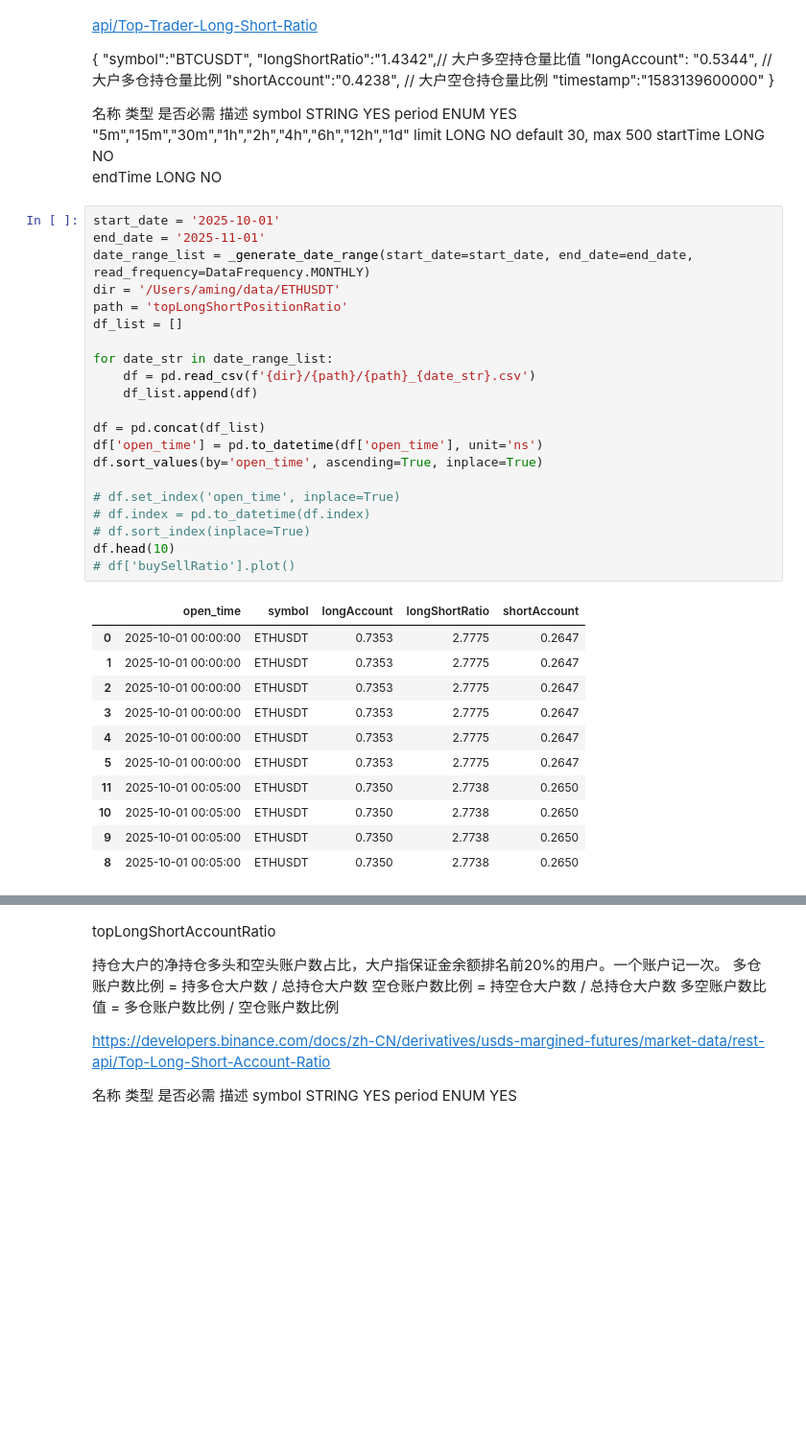
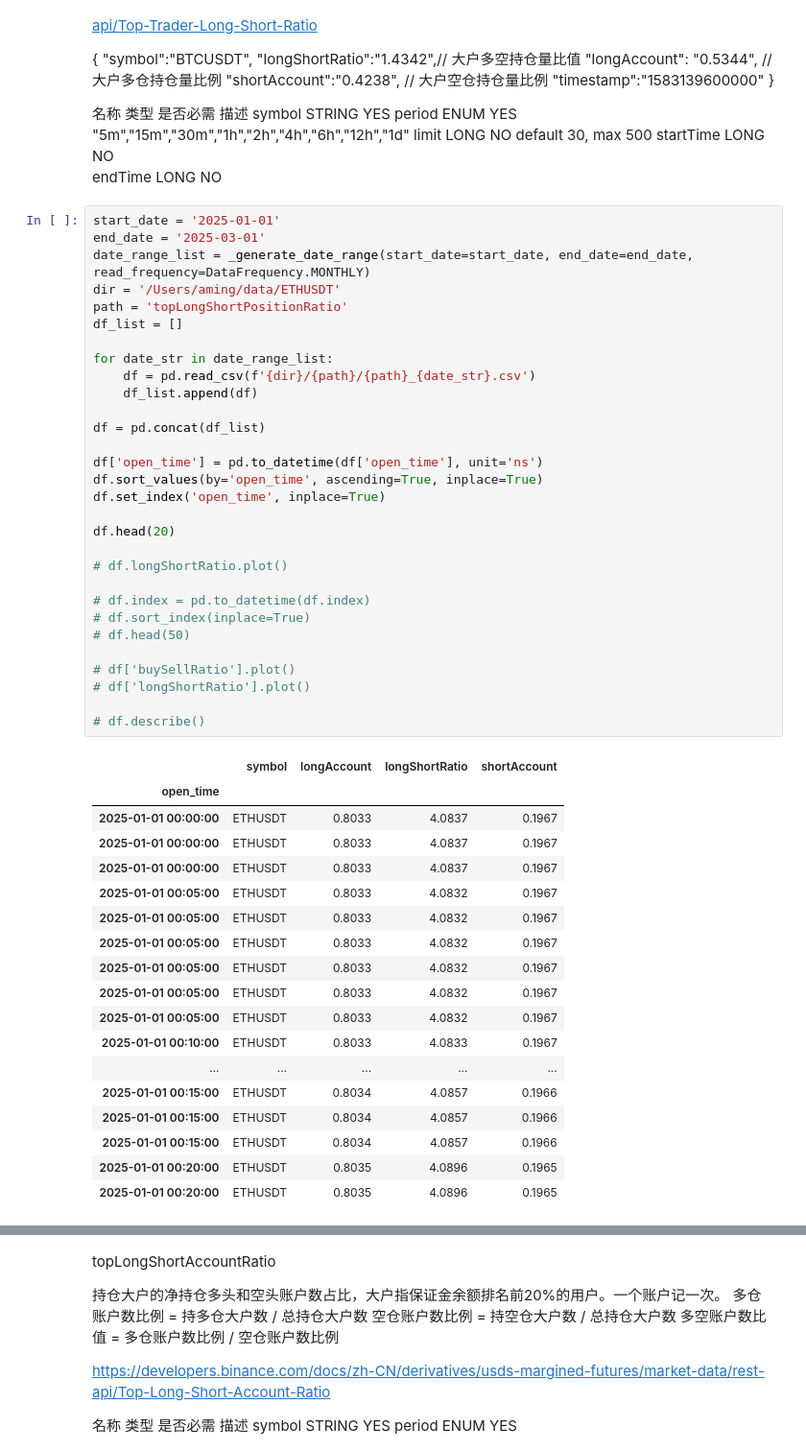
Before and after one commit to aamingaa/crypto-workstation-v2, a Jupyter notebook: deal_data.ipynb, the cells around one changed output, grey strips where cells are left out. Shown at 96% size. Drawn from its saved outputs; the diff is of its cells as text; blank space fills up the shorter version.

```diff
--- a/deal_data.ipynb
+++ b/deal_data.ipynb
@@ -130,36 +130,52 @@ limit	LONG	NO	default 30, max 500
 startTime	LONG	NO
 endTime	LONG	NO
 # %%
-start_date = '2025-10-01'
-end_date = '2025-11-01'
+start_date = '2025-01-01'
+end_date = '2025-03-01'
 date_range_list = _generate_date_range(start_date=start_date, end_date=end_date, read_frequency=DataFrequency.MONTHLY)
 dir = '/Users/aming/data/ETHUSDT'
 path = 'topLongShortPositionRatio'
 df_list = []
 
 for date_str in date_range_list:
     df = pd.read_csv(f'{dir}/{path}/{path}_{date_str}.csv')
     df_list.append(df)
 
 df = pd.concat(df_list)
+
 df['open_time'] = pd.to_datetime(df['open_time'], unit='ns')
 df.sort_values(by='open_time', ascending=True, inplace=True)
+df.set_index('open_time', inplace=True)
 
-# df.set_index('open_time', inplace=True)
+df.head(20)
+
+# df.longShortRatio.plot()
+
 # df.index = pd.to_datetime(df.index)
 # df.sort_index(inplace=True)
-df.head(10)
+# df.head(50)
+
 # df['buySellRatio'].plot()
+# df['longShortRatio'].plot()
+
+# df.describe()
 # %% [output]
-|  | open_time | symbol | longAccount | longShortRatio | shortAccount |
-| 0 | 2025-10-01 00:00:00 | ETHUSDT | 0.7353 | 2.7775 | 0.2647 |
-| 1 | 2025-10-01 00:00:00 | ETHUSDT | 0.7353 | 2.7775 | 0.2647 |
-| 2 | 2025-10-01 00:00:00 | ETHUSDT | 0.7353 | 2.7775 | 0.2647 |
-| 3 | 2025-10-01 00:00:00 | ETHUSDT | 0.7353 | 2.7775 | 0.2647 |
-| 4 | 2025-10-01 00:00:00 | ETHUSDT | 0.7353 | 2.7775 | 0.2647 |
-| 5 | 2025-10-01 00:00:00 | ETHUSDT | 0.7353 | 2.7775 | 0.2647 |
-| 11 | 2025-10-01 00:05:00 | ETHUSDT | 0.7350 | 2.7738 | 0.2650 |
-| 10 | 2025-10-01 00:05:00 | ETHUSDT | 0.7350 | 2.7738 | 0.2650 |
-| 9 | 2025-10-01 00:05:00 | ETHUSDT | 0.7350 | 2.7738 | 0.2650 |
-| 8 | 2025-10-01 00:05:00 | ETHUSDT | 0.7350 | 2.7738 | 0.2650 |
+|  | symbol | longAccount | longShortRatio | shortAccount |
+| open_time |  |  |  |  |
+| 2025-01-01 00:00:00 | ETHUSDT | 0.8033 | 4.0837 | 0.1967 |
+| 2025-01-01 00:00:00 | ETHUSDT | 0.8033 | 4.0837 | 0.1967 |
+| 2025-01-01 00:00:00 | ETHUSDT | 0.8033 | 4.0837 | 0.1967 |
+| 2025-01-01 00:05:00 | ETHUSDT | 0.8033 | 4.0832 | 0.1967 |
+| 2025-01-01 00:05:00 | ETHUSDT | 0.8033 | 4.0832 | 0.1967 |
+| 2025-01-01 00:05:00 | ETHUSDT | 0.8033 | 4.0832 | 0.1967 |
+| 2025-01-01 00:05:00 | ETHUSDT | 0.8033 | 4.0832 | 0.1967 |
+| 2025-01-01 00:05:00 | ETHUSDT | 0.8033 | 4.0832 | 0.1967 |
+| 2025-01-01 00:05:00 | ETHUSDT | 0.8033 | 4.0832 | 0.1967 |
+| 2025-01-01 00:10:00 | ETHUSDT | 0.8033 | 4.0833 | 0.1967 |
+| ... | ... | ... | ... | ... |
+| 2025-01-01 00:15:00 | ETHUSDT | 0.8034 | 4.0857 | 0.1966 |
+| 2025-01-01 00:15:00 | ETHUSDT | 0.8034 | 4.0857 | 0.1966 |
+| 2025-01-01 00:15:00 | ETHUSDT | 0.8034 | 4.0857 | 0.1966 |
+| 2025-01-01 00:20:00 | ETHUSDT | 0.8035 | 4.0896 | 0.1965 |
+| 2025-01-01 00:20:00 | ETHUSDT | 0.8035 | 4.0896 | 0.1965 |
 # %%
```
Also changed, not shown: parts of 1 cell of this notebook, 1 other file.
